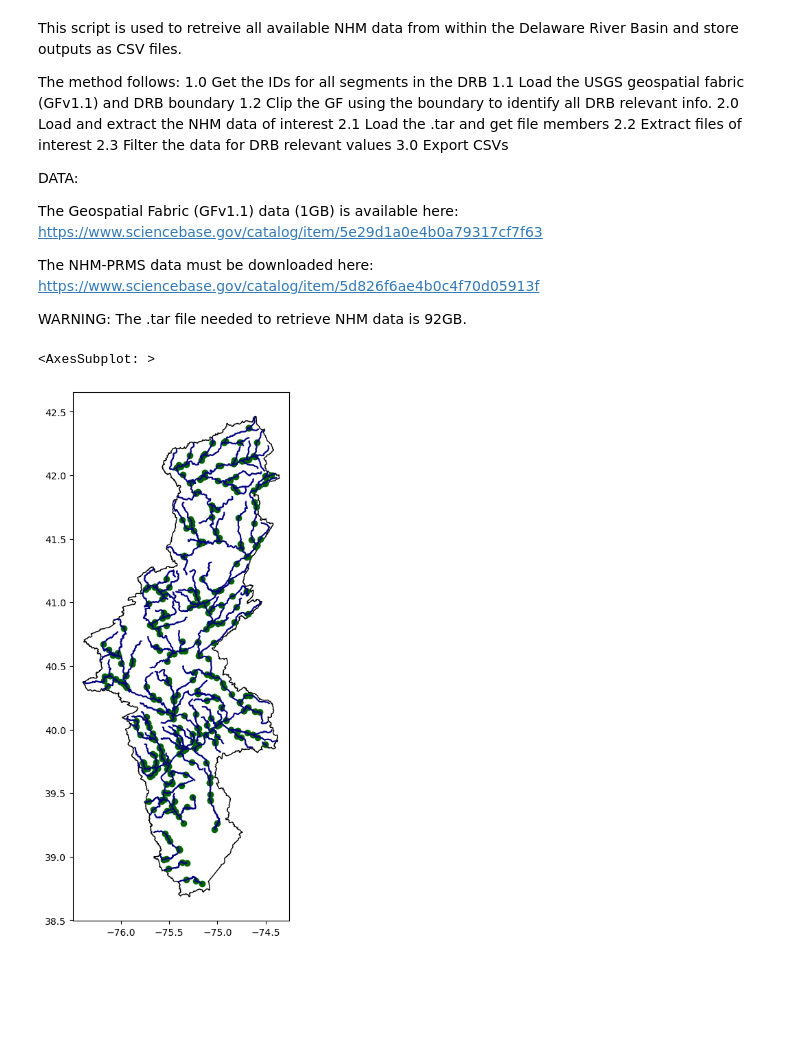
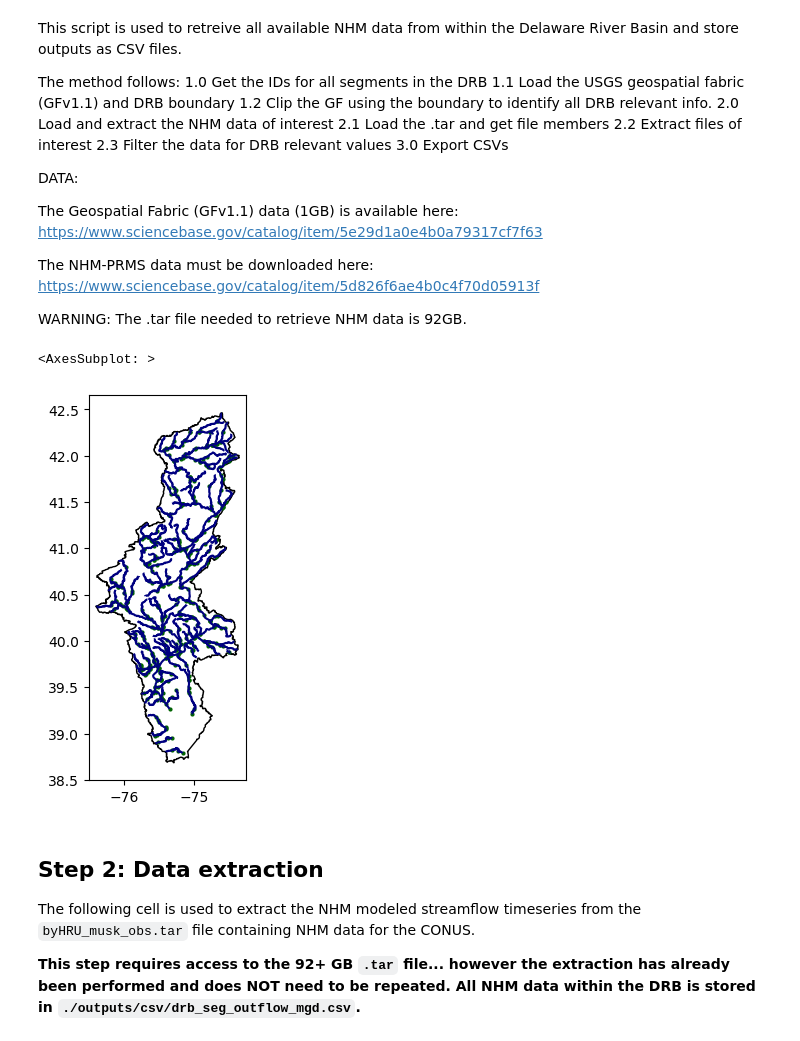
Before and after one commit to Pywr-DRB/Input-Data-Retrieval, a Jupyter notebook: extract_nhm_flows.ipynb, the cells around one changed output. Cells and saved outputs as stored; diff of their text form; code cells hidden in the pictures; blank space fills up the shorter version.

```diff
--- a/extract_nhm_flows.ipynb
+++ b/extract_nhm_flows.ipynb
@@ -41,7 +46,7 @@ cfs_to_mgd = 0.64631688969744
 # %%
 # Load DRB and GF geospatial
 crs = 4386
-drb = gpd.read_file(f'../pywr/DRB_water_management/DRB_spatial/DRB_shapefiles/drb_bnd_polygon.shp').to_crs(crs)
+drb = gpd.read_file(f'{pywrdrb_dir}DRB_spatial/DRB_shapefiles/drb_bnd_polygon.shp').to_crs(crs)
 gf = gpd.read_file(f'./GFv1.1.gdb/').to_crs(crs)
 gf_poi = gpd.read_file(f'./gfv11/gfv11.shp').to_crs(crs)
 
@@ -59,19 +64,26 @@ nhm_gage_segments['gage_id'] = [f'0{site_id}' for site_id in nhm_gage_segments['
 # %%
 # Clip the GF to DRB
 gf_drb = gpd.clip(gf, drb)
 gf_poi_drb = gpd.clip(gf_poi, drb)
 
-# Store DRB relevant segment IDs
+# Store & export DRB relevant segment IDs
 drb_segment_ids = gf_drb['nsegment_v1_1']
 drb_nhm_gage_segments = nhm_gage_segments.loc[nhm_gage_segments['nhm_segment_id'].isin(drb_segment_ids)]
+drb_nhm_gage_segments.to_csv('./outputs/drb_nhm_gage_segment_ids.csv', sep=',')
+
+# Visualize the clip
+ax = drb.plot(facecolor = 'none', edgecolor = 'black', figsize = (3,5))
+gf_drb.plot(ax=ax, color = 'navy')
+gf_poi_drb.plot(ax=ax, color = 'darkgreen', markersize = 4)
+# %% [output]
+<AxesSubplot: >
+[figure, added]
-# %%
-# Visualize the clip
-ax = drb.plot(facecolor = 'none', edgecolor = 'black', figsize = (5,10))
-gf_drb.plot(ax=ax, color = 'navy')
-gf_poi_drb.plot(ax=ax, color = 'darkgreen')
-# %% [output]
-<AxesSubplot: >
-[figure, removed]
+# %% [markdown]
+## Step 2: Data extraction
+
+The following cell is used to extract the NHM modeled streamflow timeseries from the `byHRU_musk_obs.tar` file containing NHM data for the CONUS.
+
+**This step requires access to the 92+ GB `.tar` file... however the extraction has already been performed and does NOT need to be repeated. All NHM data within the DRB is stored in `./outputs/csv/drb_seg_outflow_mgd.csv`.**
 # %%
 ## Load the NHM data
 # .tar file location
```
Also changed, not shown: parts of 14 cells of this notebook, 3 other files.
